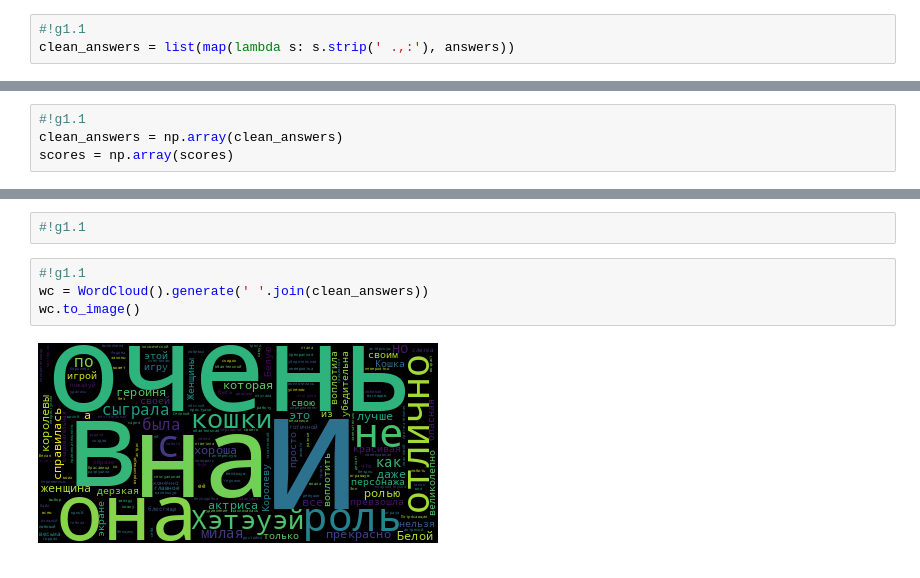
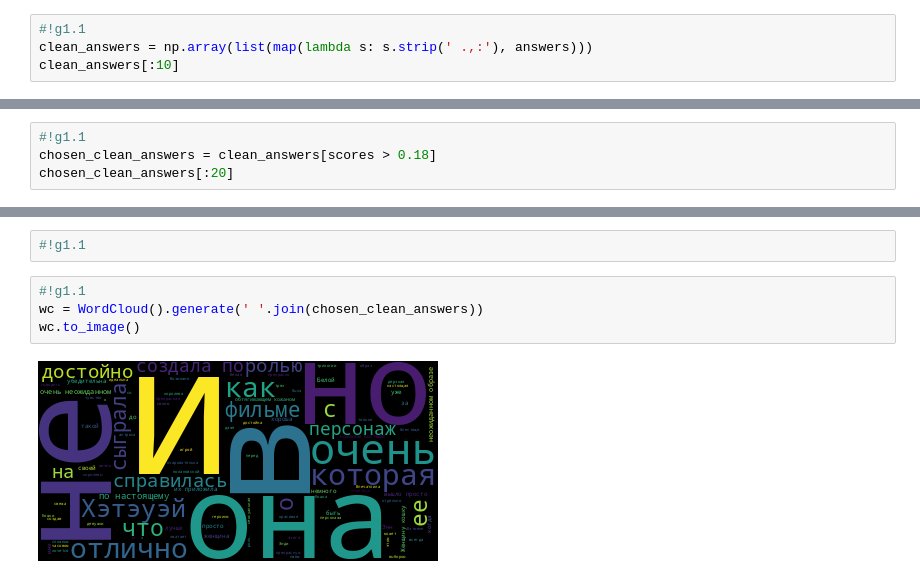
Before and after one commit to YaroslavPr17/nlp-coursework, a Jupyter notebook: notebooks/models/summarization/WordCloud by QA.ipynb, the cells around one changed output, grey strips where cells are left out. Cells and saved outputs as stored; diff of their text form.

Commit message:
experiment: New NE dataset tested to build WordCloud

```diff
--- a/notebooks/models/summarization/WordCloud by QA.ipynb
+++ b/notebooks/models/summarization/WordCloud by QA.ipynb
@@ -172,3 +238,4 @@ plt.plot(scores)
 # %%
 #!g1.1
-clean_answers = list(map(lambda s: s.strip(' .,:'), answers))
+clean_answers = np.array(list(map(lambda s: s.strip(' .,:'), answers)))
+clean_answers[:10]
@@ -175,4 +251,4 @@ clean_answers = list(map(lambda s: s.strip(' .,:'), answers))
 # %%
 #!g1.1
-clean_answers = np.array(clean_answers)
-scores = np.array(scores)
+chosen_clean_answers = clean_answers[scores > 0.18]
+chosen_clean_answers[:20]
@@ -214,7 +287,7 @@ with open('data/wordcloud/clean_answers.np', 'wb') as f:
 #!g1.1
 # %%
 #!g1.1
-wc = WordCloud().generate(' '.join(clean_answers))
+wc = WordCloud().generate(' '.join(chosen_clean_answers))
 wc.to_image()
 # %% [output]
-[figure, old version]
+[figure, new version]
```
Also changed, not shown: parts of 19 cells of this notebook.
